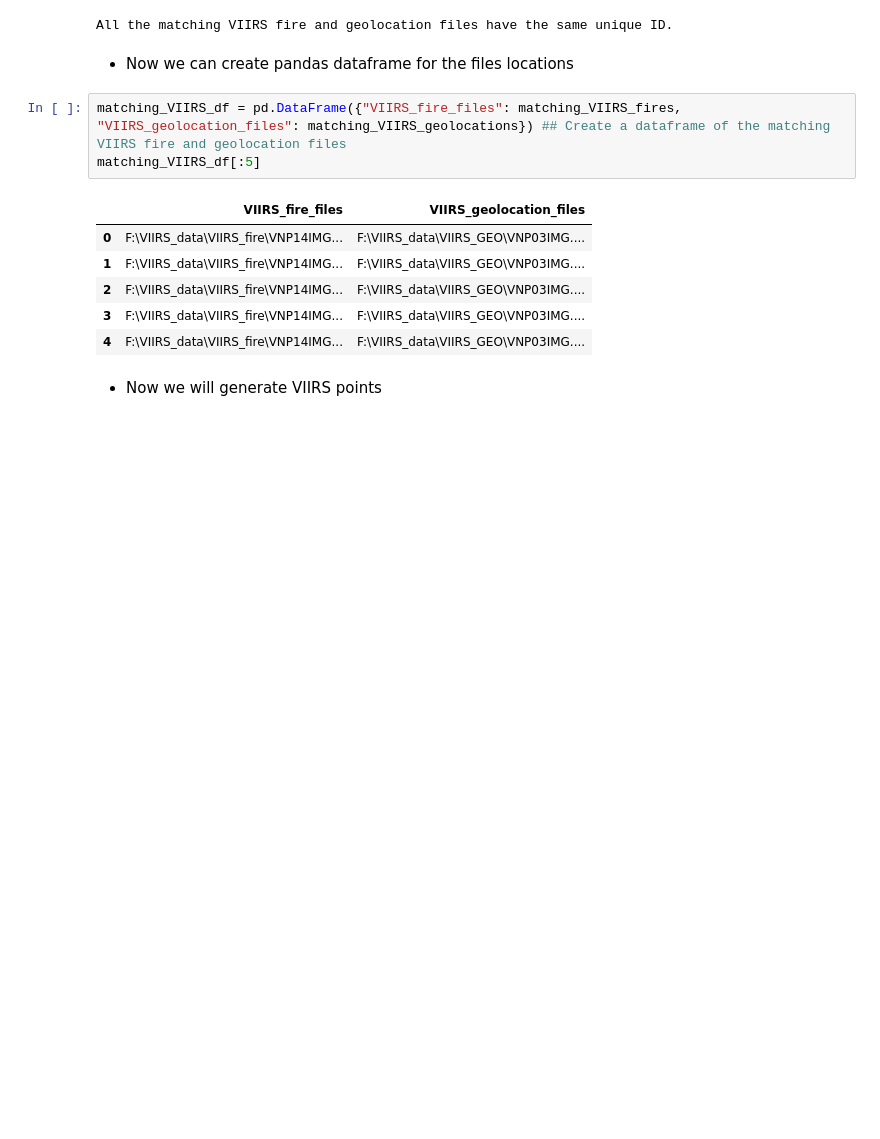
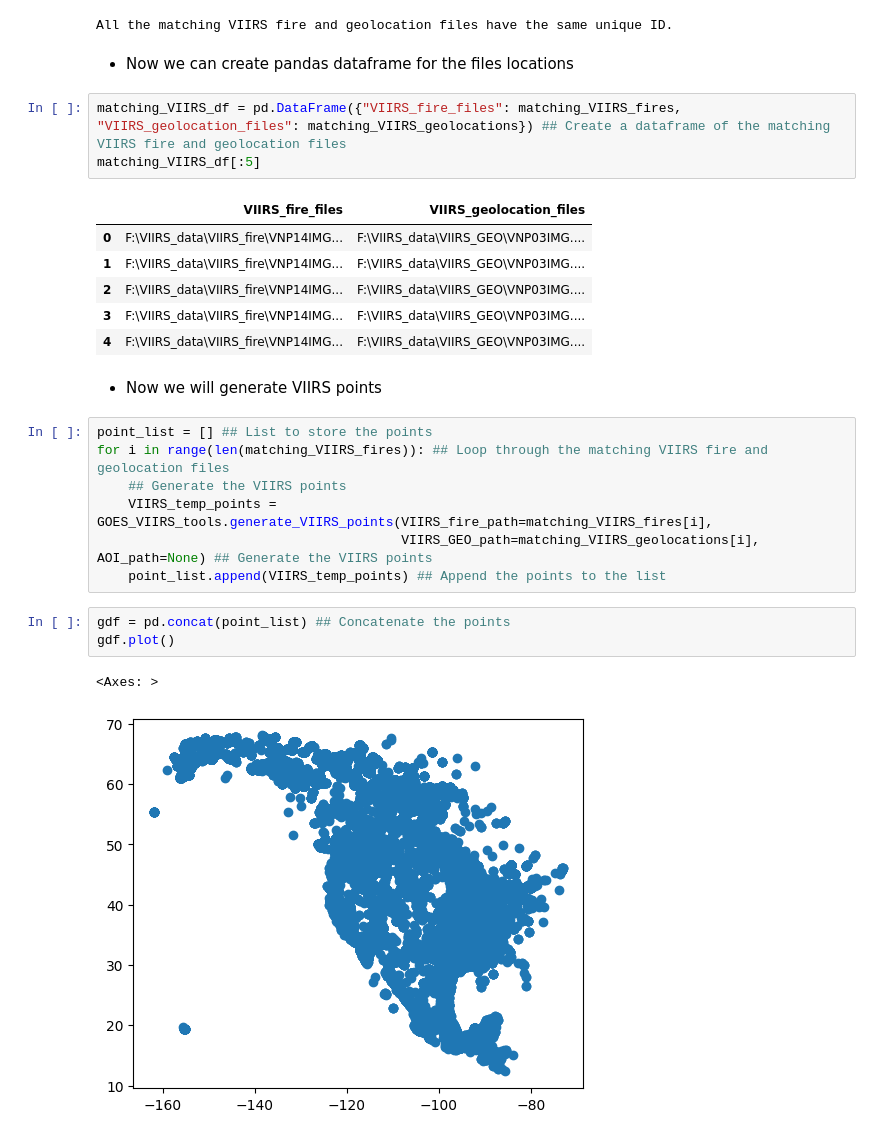
Before and after one commit to asafvanunu/generate_VIIRS_points_from_image, a Jupyter notebook: generate_VIIRS_points.ipynb, the cells around one changed output. Drawn from its saved outputs; the diff is of its cells as text; blank space fills up the shorter version.

```diff
--- a/generate_VIIRS_points.ipynb
+++ b/generate_VIIRS_points.ipynb
@@ -98,3 +98,16 @@ matching_VIIRS_df[:5]
 | 4 | F:\VIIRS_data\VIIRS_fire\VNP14IMG... | F:\VIIRS_data\VIIRS_GEO\VNP03IMG.... |
 # %% [markdown]
 * Now we will generate VIIRS points
+# %%
+point_list = [] ## List to store the points
+for i in range(len(matching_VIIRS_fires)): ## Loop through the matching VIIRS fire and geolocation files
+    ## Generate the VIIRS points
+    VIIRS_temp_points = GOES_VIIRS_tools.generate_VIIRS_points(VIIRS_fire_path=matching_VIIRS_fires[i],
+                                       VIIRS_GEO_path=matching_VIIRS_geolocations[i], AOI_path=None) ## Generate the VIIRS points
+    point_list.append(VIIRS_temp_points) ## Append the points to the list
+# %%
+gdf = pd.concat(point_list) ## Concatenate the points
+gdf.plot()
+# %% [output]
+<Axes: >
+[figure, added]
```
Also changed, not shown: 1 other file.
